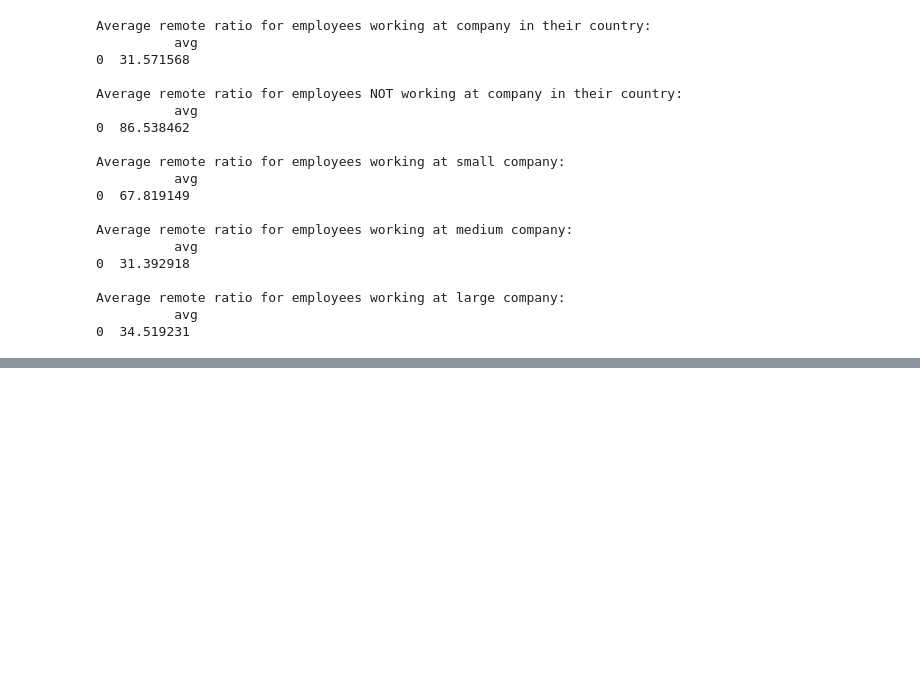
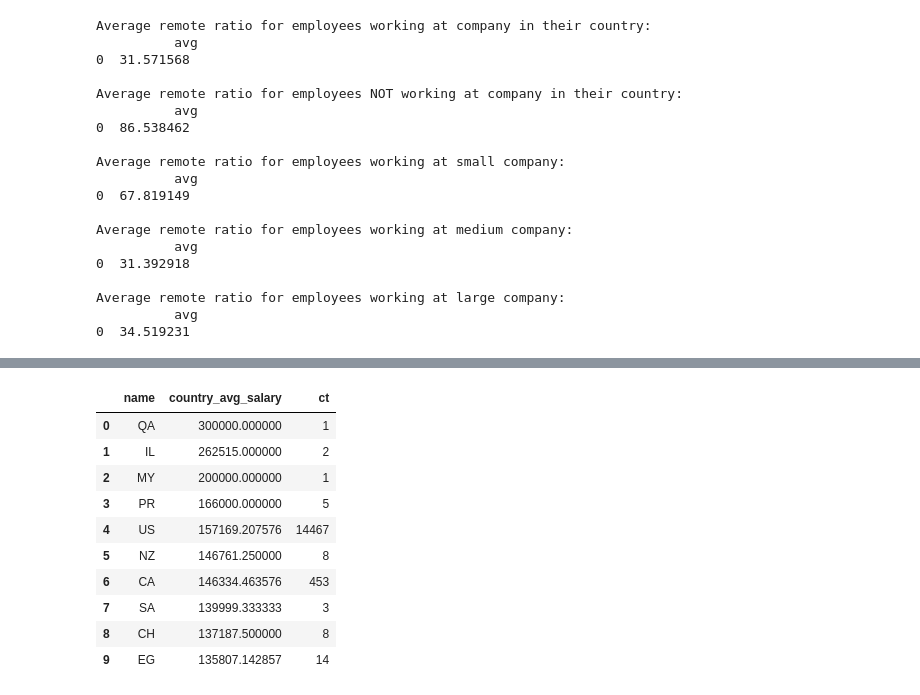
Before and after one commit to AdamYeisley/Group6, a Jupyter notebook: data_analysis.ipynb, the cells around one changed output, grey strips where cells are left out. Cells and saved outputs as stored; diff of their text form; code cells hidden in the pictures; blank space fills up the shorter version.

```diff
--- a/data_analysis.ipynb
+++ b/data_analysis.ipynb
@@ -97,0 +105,16 @@ Average salary by job:
+# %%
+payByCountry = pd.read_sql("SELECT c.name, AVG(e.salary_usd) AS country_avg_salary, COUNT(*) AS ct FROM employee e JOIN country c ON e.countryid = c.countryid GROUP BY c.name ORDER BY country_avg_salary DESC LIMIT 10", engine)
+payByCountry.head(10)
+# Qatar, Israel, Malaysia, Puerto Rico, USA, New Zealand, Canada, Saudi Arabia, Switzerland, Egypt
+# %% [output]
+|  | name | country_avg_salary | ct |
+| 0 | QA | 300000.000000 | 1 |
+| 1 | IL | 262515.000000 | 2 |
+| 2 | MY | 200000.000000 | 1 |
+| 3 | PR | 166000.000000 | 5 |
+| 4 | US | 157169.207576 | 14467 |
+| 5 | NZ | 146761.250000 | 8 |
+| 6 | CA | 146334.463576 | 453 |
+| 7 | SA | 139999.333333 | 3 |
+| 8 | CH | 137187.500000 | 8 |
+| 9 | EG | 135807.142857 | 14 |
```
Also changed, not shown: parts of 8 cells of this notebook.
